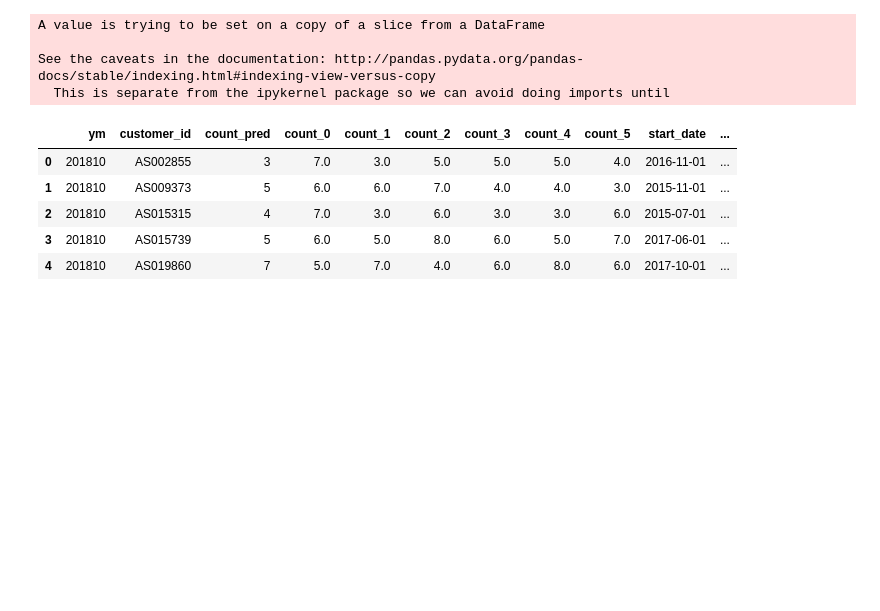
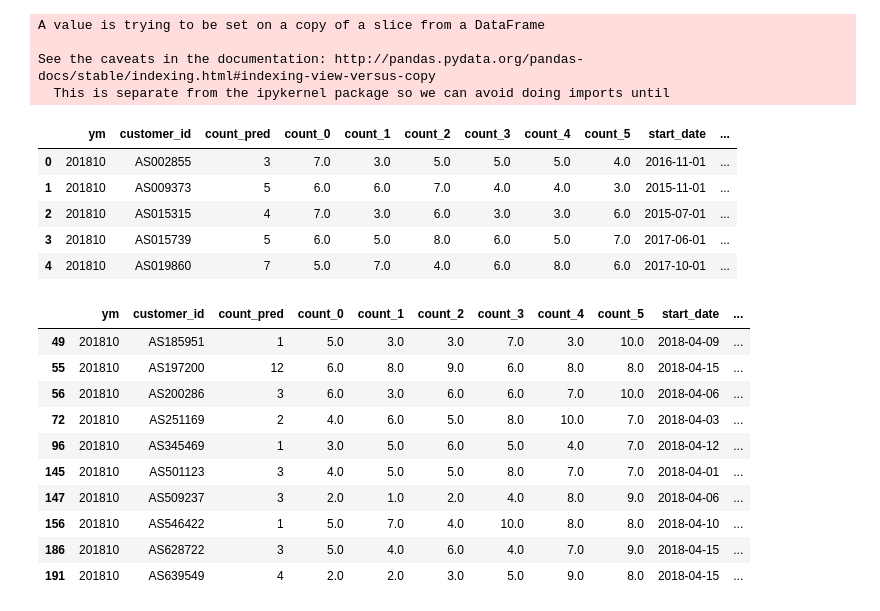
Before and after one commit to y-uty/100knock, a Jupyter notebook: learning2.ipynb, the cells around one changed output. Drawn from its saved outputs; the diff is of its cells as text; code cells hidden in the pictures; blank space fills up the shorter version.

```diff
--- a/learning2.ipynb
+++ b/learning2.ipynb
@@ -387,3 +387,17 @@ See the caveats in the documentation: http://pandas.pydata.org/pandas-docs/stabl
 | 2 | 201810 | AS015315 | 4 | 7.0 | 3.0 | 6.0 | 3.0 | 3.0 | 6.0 | 2015-07-01 | ... |
 | 3 | 201810 | AS015739 | 5 | 6.0 | 5.0 | 8.0 | 6.0 | 5.0 | 7.0 | 2017-06-01 | ... |
 | 4 | 201810 | AS019860 | 7 | 5.0 | 7.0 | 4.0 | 6.0 | 8.0 | 6.0 | 2017-10-01 | ... |
+# %%
+predict_data.head(10)
+# %% [output]
+|  | ym | customer_id | count_pred | count_0 | count_1 | count_2 | count_3 | count_4 | count_5 | start_date | ... |
+| 49 | 201810 | AS185951 | 1 | 5.0 | 3.0 | 3.0 | 7.0 | 3.0 | 10.0 | 2018-04-09 | ... |
+| 55 | 201810 | AS197200 | 12 | 6.0 | 8.0 | 9.0 | 6.0 | 8.0 | 8.0 | 2018-04-15 | ... |
+| 56 | 201810 | AS200286 | 3 | 6.0 | 3.0 | 6.0 | 6.0 | 7.0 | 10.0 | 2018-04-06 | ... |
+| 72 | 201810 | AS251169 | 2 | 4.0 | 6.0 | 5.0 | 8.0 | 10.0 | 7.0 | 2018-04-03 | ... |
+| 96 | 201810 | AS345469 | 1 | 3.0 | 5.0 | 6.0 | 5.0 | 4.0 | 7.0 | 2018-04-12 | ... |
+| 145 | 201810 | AS501123 | 3 | 4.0 | 5.0 | 5.0 | 8.0 | 7.0 | 7.0 | 2018-04-01 | ... |
+| 147 | 201810 | AS509237 | 3 | 2.0 | 1.0 | 2.0 | 4.0 | 8.0 | 9.0 | 2018-04-06 | ... |
+| 156 | 201810 | AS546422 | 1 | 5.0 | 7.0 | 4.0 | 10.0 | 8.0 | 8.0 | 2018-04-10 | ... |
+| 186 | 201810 | AS628722 | 3 | 5.0 | 4.0 | 6.0 | 4.0 | 7.0 | 9.0 | 2018-04-15 | ... |
+| 191 | 201810 | AS639549 | 4 | 2.0 | 2.0 | 3.0 | 5.0 | 9.0 | 8.0 | 2018-04-15 | ... |
```
Also changed, not shown: parts of 17 cells of this notebook, 1 other file.
